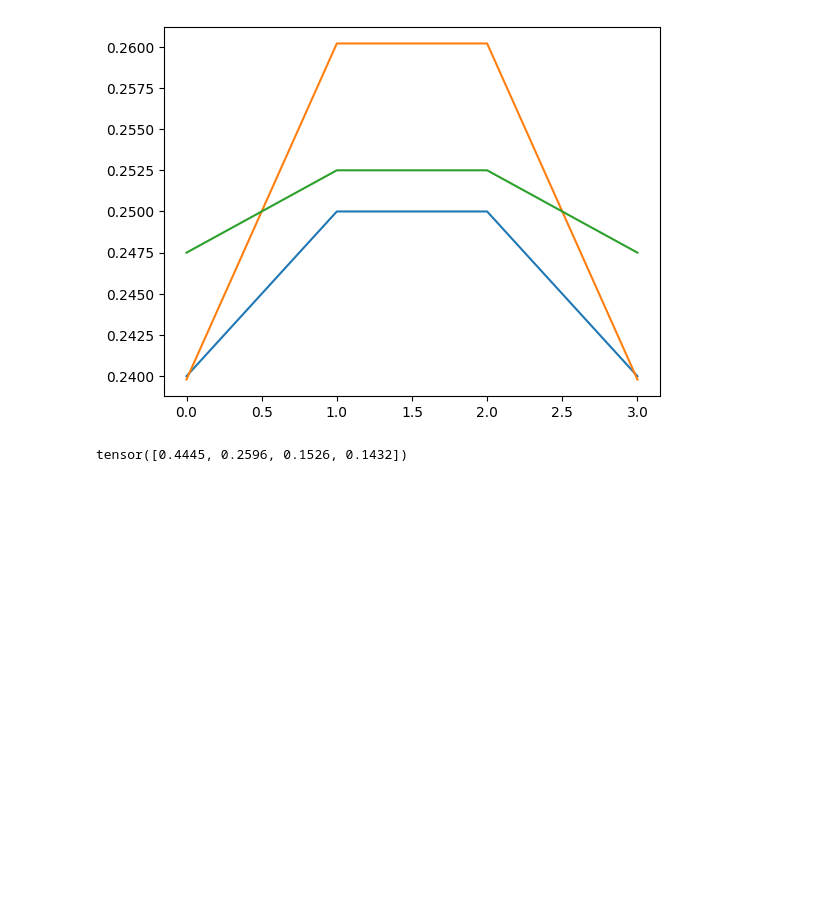
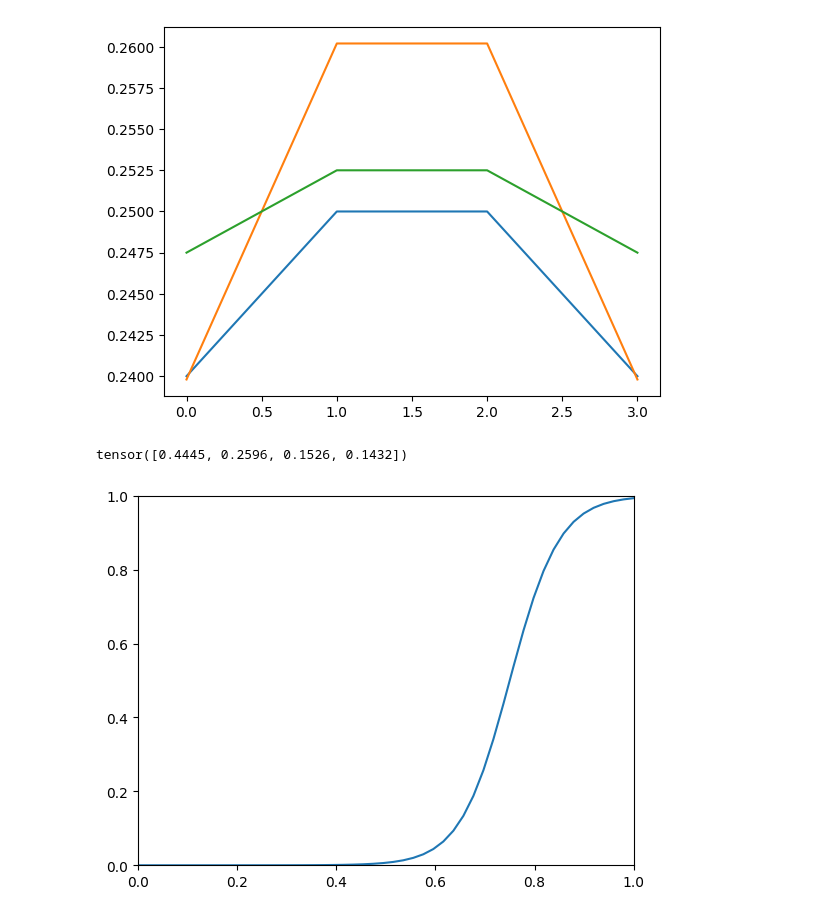
Before and after one commit to dgcnz/overfitting-net, a Jupyter notebook: notebooks/playground.ipynb, the cells around one changed output. Saved outputs shown, nothing was run; the diff lists cells and outputs as text; code cells hidden in the pictures; blank space fills up the shorter version.

```diff
--- a/notebooks/playground.ipynb
+++ b/notebooks/playground.ipynb
@@ -56,3 +56,18 @@ ax.plot(b)
 print(b)
 # %% [output]
 tensor([0.4445, 0.2596, 0.1526, 0.1432])
+# %%
+import matplotlib.pyplot as plt
+import numpy as np
+import math
+
+x = np.linspace(-1, 1, 100)
+z = 1/(1 + np.exp(-x*20 + 15))
+fig, ax = plt.subplots(1, 1)
+ax.set_xlim(0, 1)
+ax.set_ylim(0, 1)
+ax.plot(x, z)
+
+plt.show()
+# %% [output]
+[figure, added]
```
Also changed, not shown: parts of 5 cells of this notebook, 17 other files.
